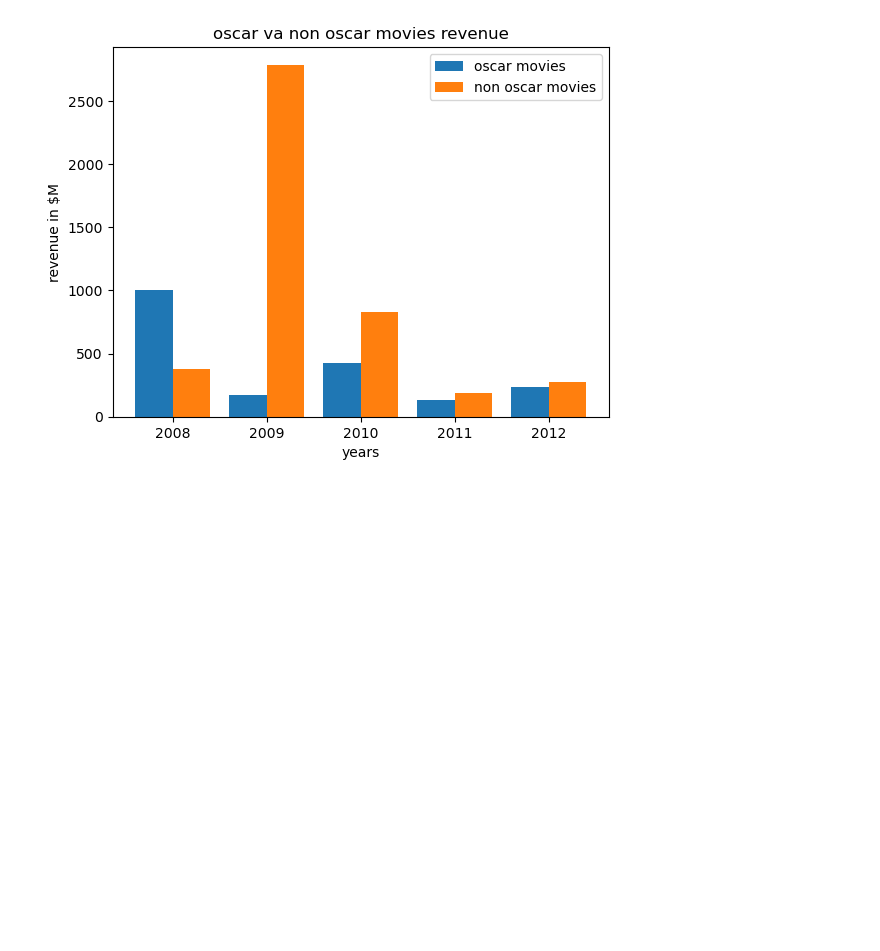
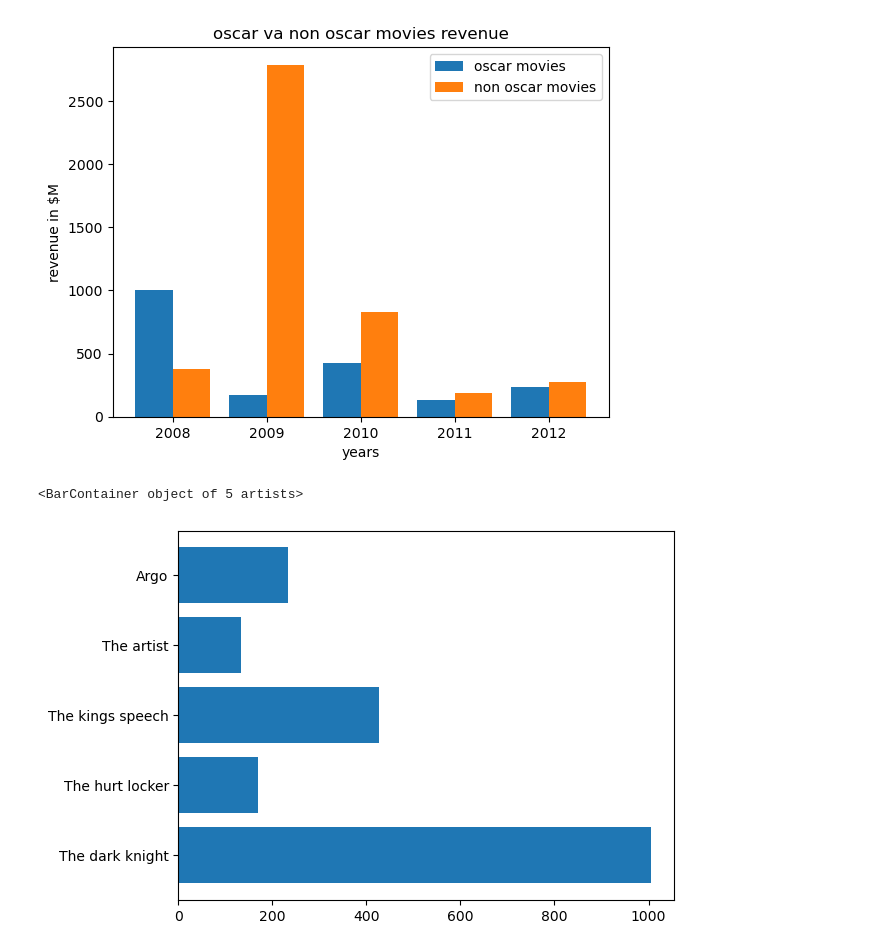
Before and after one commit to Sravankumarboini/AIML, a Jupyter notebook: DataVisualization/matplotlib.ipynb, the cells around one changed output. Saved outputs shown, nothing was run; the diff lists cells and outputs as text; code cells hidden in the pictures; blank space fills up the shorter version.

Commit message:
horizontal bar

```diff
--- a/DataVisualization/matplotlib.ipynb
+++ b/DataVisualization/matplotlib.ipynb
@@ -129,3 +129,10 @@ plt.xticks(x, years)
   Text(3, 0, '2011'),
   Text(4, 0, '2012')])
 [figure]
+# %%
+#horizontal bar
+
+plt.barh(oscar_movie, oscar_revenue)
+# %% [output]
+<BarContainer object of 5 artists>
+[figure, added]
```
